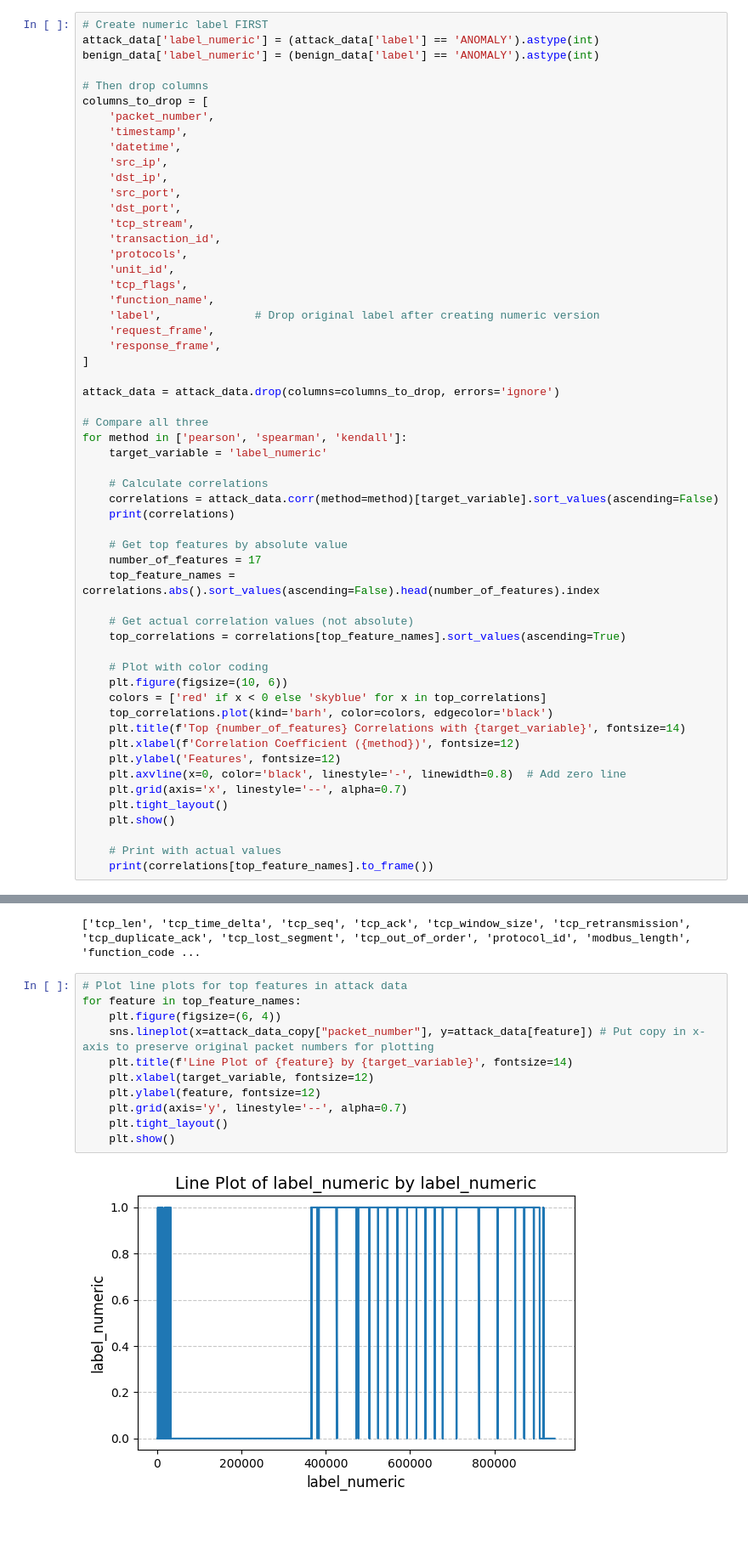
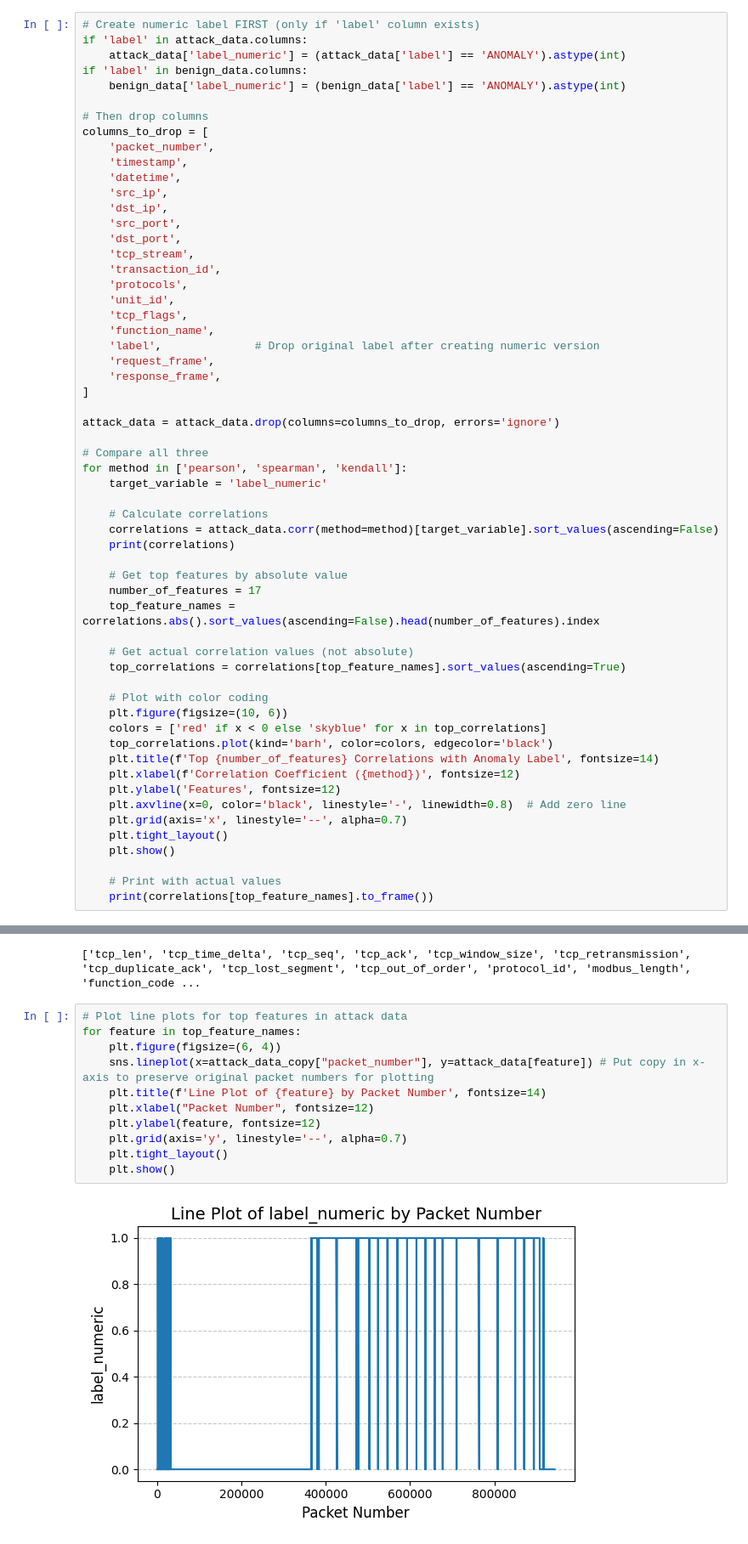
Before and after one commit to living-proof/Foundational-Model-for-Energy-Security, a Jupyter notebook: notebooks/02_analysis/external_attack_analysis.ipynb, the cells around one changed output, grey strips where cells are left out. Shown at 85% size. Cells and saved outputs as stored; diff of their text form.

```diff
--- a/notebooks/02_analysis/external_attack_analysis.ipynb
+++ b/notebooks/02_analysis/external_attack_analysis.ipynb
@@ -62,9 +62,11 @@ round_trip_time        float64
 label                   object
 dtype: object
 # %%
-# Create numeric label FIRST
-attack_data['label_numeric'] = (attack_data['label'] == 'ANOMALY').astype(int)
-benign_data['label_numeric'] = (benign_data['label'] == 'ANOMALY').astype(int)
+# Create numeric label FIRST (only if 'label' column exists)
+if 'label' in attack_data.columns:
+    attack_data['label_numeric'] = (attack_data['label'] == 'ANOMALY').astype(int)
+if 'label' in benign_data.columns:
+    benign_data['label_numeric'] = (benign_data['label'] == 'ANOMALY').astype(int)
 
 # Then drop columns
 columns_to_drop = [
@@ -107,7 +109,7 @@ for method in ['pearson', 'spearman', 'kendall']:
     plt.figure(figsize=(10, 6))
     colors = ['red' if x < 0 else 'skyblue' for x in top_correlations]
     top_correlations.plot(kind='barh', color=colors, edgecolor='black')
-    plt.title(f'Top {number_of_features} Correlations with {target_variable}', fontsize=14)
+    plt.title(f'Top {number_of_features} Correlations with Anomaly Label', fontsize=14)
     plt.xlabel(f'Correlation Coefficient ({method})', fontsize=12)
     plt.ylabel('Features', fontsize=12)
     plt.axvline(x=0, color='black', linestyle='-', linewidth=0.8)  # Add zero line
@@ -211,13 +213,13 @@ print(attack_data.columns.tolist())
 # %%
 # Plot line plots for top features in attack data
 for feature in top_feature_names:
     plt.figure(figsize=(6, 4))
     sns.lineplot(x=attack_data_copy["packet_number"], y=attack_data[feature]) # Put copy in x-axis to preserve original packet numbers for plotting
-    plt.title(f'Line Plot of {feature} by {target_variable}', fontsize=14)
-    plt.xlabel(target_variable, fontsize=12)
+    plt.title(f'Line Plot of {feature} by Packet Number', fontsize=14)
+    plt.xlabel("Packet Number", fontsize=12)
     plt.ylabel(feature, fontsize=12)
     plt.grid(axis='y', linestyle='--', alpha=0.7)
     plt.tight_layout()
     plt.show()
 # %% [output]
-[figure, old version]
+[figure, new version]
```
Also changed, not shown: parts of 2 cells of this notebook, 2 other files.
